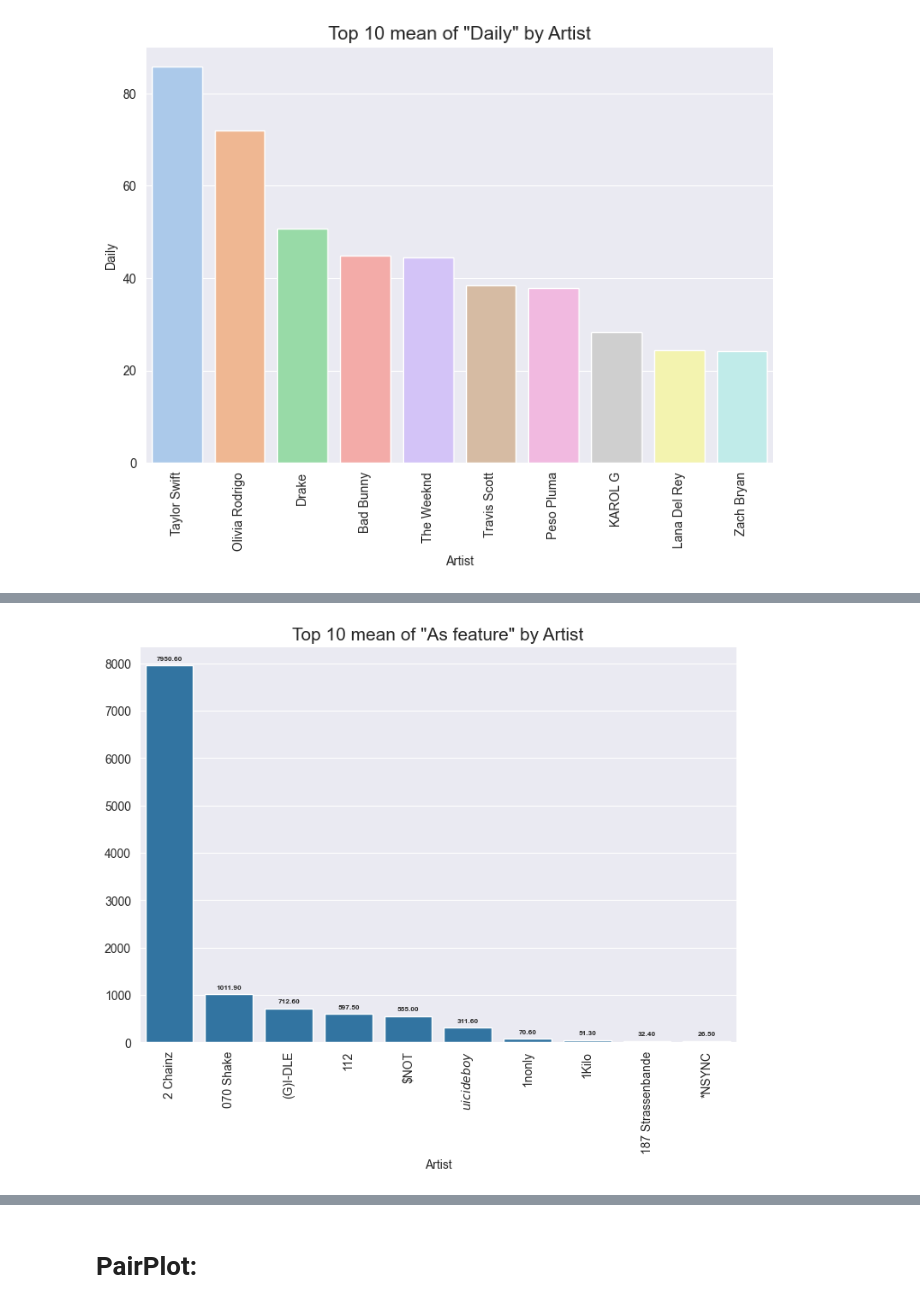
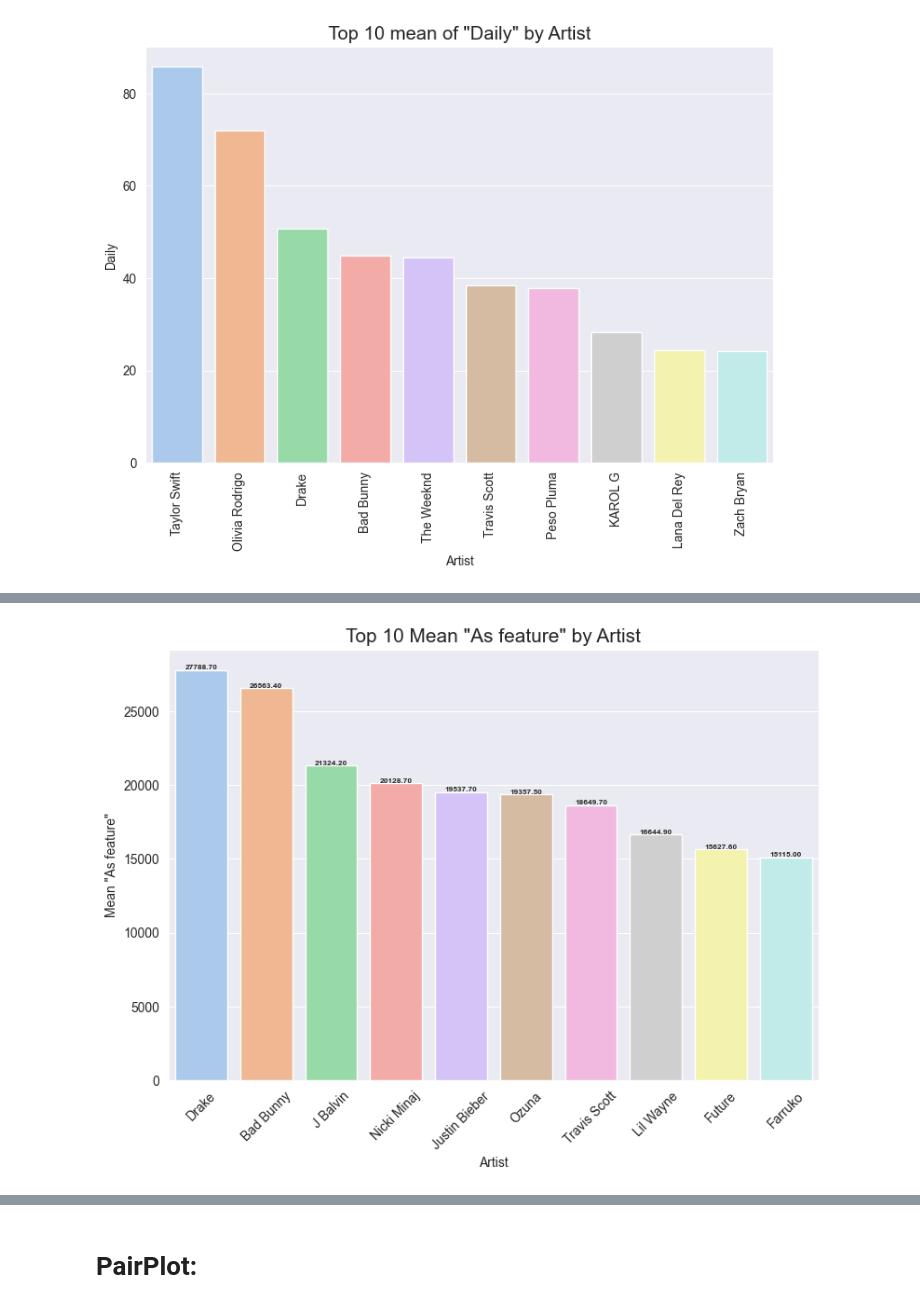
Before and after one commit to Jabsal/SpotifyEDA, a Jupyter notebook: spotify-eda.ipynb, the cells around one changed output, grey strips where cells are left out. Drawn from its saved outputs; the diff is of its cells as text; code cells hidden in the pictures.

```diff
--- a/spotify-eda.ipynb
+++ b/spotify-eda.ipynb
@@ -189,27 +194,19 @@ plt.show()
 # %%
-mean_as_feature = df.groupby('Artist')['As feature'].mean()[:10].sort_values(ascending=False)
+mean_as_feature = df.groupby('Artist')['As feature'].mean().nlargest(10)
 
-fig, ax = plt.subplots(figsize=(9,6))
+plt.figure(figsize=(9, 6))
+sns.barplot(x=mean_as_feature.index, y=mean_as_feature.values, palette='pastel')
 
-sns.barplot(x=mean_as_feature.index,
-            y=mean_as_feature.values,
-            palette=sns.set_palette('pastel'),
-            ax=ax)
+for idx, value in enumerate(mean_as_feature):
+    plt.text(idx, value, f'{value:.2f}', ha='center', va='bottom', fontsize=6, weight='bold')
 
-plt.xticks(rotation=90)
-for p in ax.patches:
-    height = p.get_height()
-    ax.annotate(text=f'{height:.2f}',
-               xy = (p.get_x() + p.get_width()/2, height),
-               xytext=(0, 4),
-               textcoords= 'offset points',
-               ha = 'center',
-               va = 'bottom',
-               size=6,
-               weight = 'bold'
-               )
-plt.title('Top 10 mean of "As feature" by Artist', fontdict={'fontsize':15})
+plt.title('Top 10 Mean "As feature" by Artist', fontsize=15)
+plt.xlabel('Artist')
+plt.ylabel('Mean "As feature"')
+
+plt.xticks(rotation=45)
+
 plt.show()
 # %% [output]
-[figure, old version]
+[figure, new version]
 # %%
```
Also changed, not shown: parts of 6 cells of this notebook.
